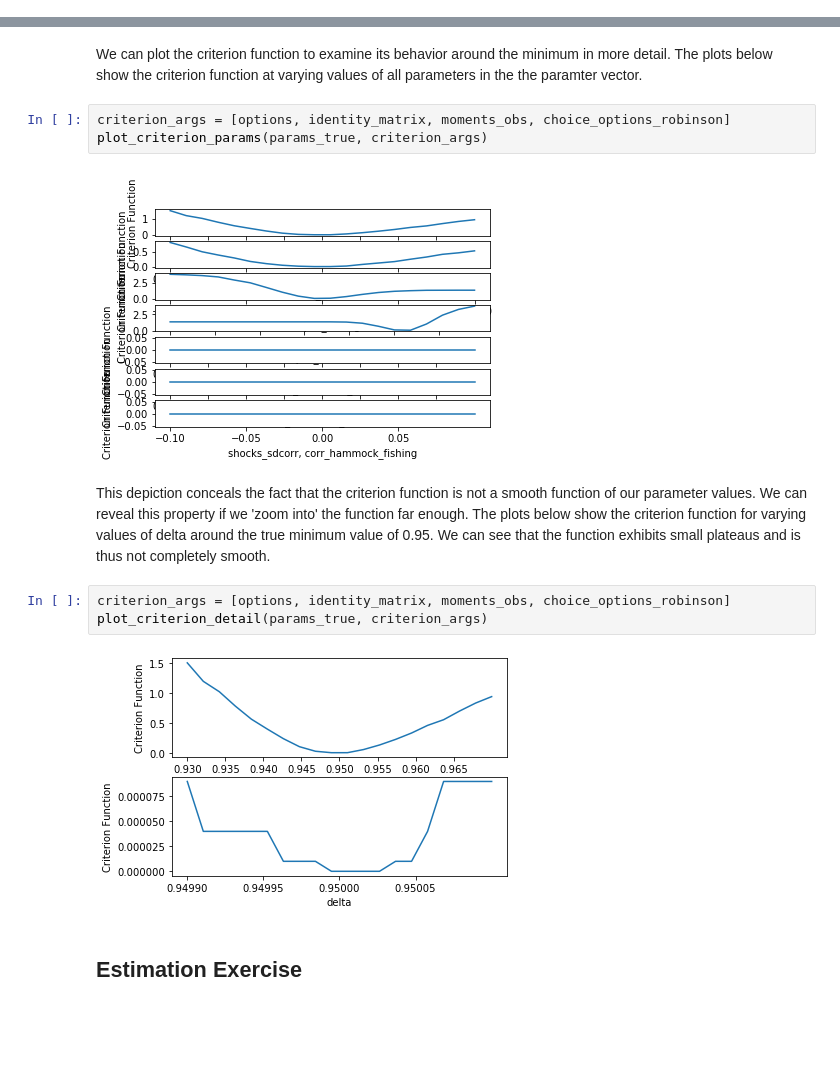
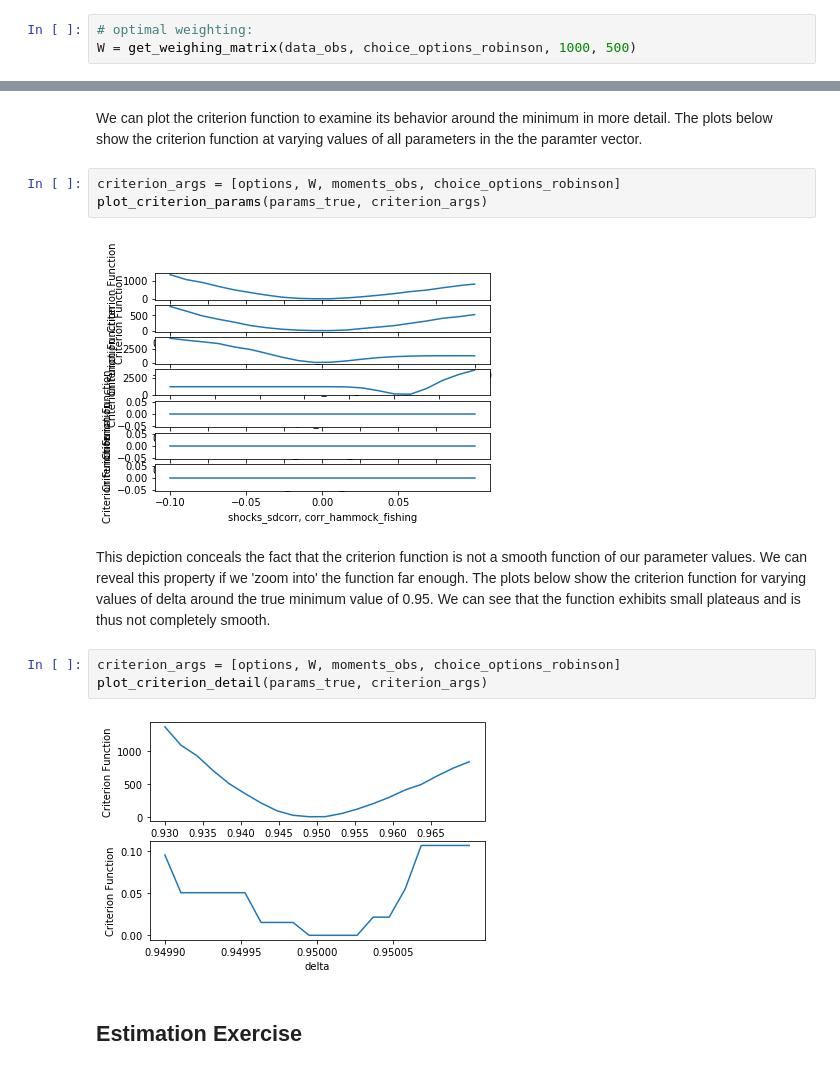
Before and after one commit to OpenSourceEconomics/ekw-lectures, a Jupyter notebook: lectures/99_simulated_method_of_moments/notebook.ipynb, the cells around one changed output, grey strips where cells are left out. Drawn from its saved outputs; the diff is of its cells as text; blank space fills up the shorter version.

Commit message:
Added weighting matrix, restructured code.

```diff
--- a/lectures/99_simulated_method_of_moments/notebook.ipynb
+++ b/lectures/99_simulated_method_of_moments/notebook.ipynb
@@ -121,4 +123,7 @@ Choice Probabilities
 ## Weighting-Matrix
 # %% [markdown]
 Next we specify a weighting matrix.
+# %%
+# optimal weighting:
+W = get_weighing_matrix(data_obs, choice_options_robinson, 1000, 500)
 # %%
@@ -183,17 +166,17 @@ fval
 # %% [markdown]
 We can plot the criterion function to examine its behavior around the minimum in more detail. The plots below show the criterion function at varying values of all parameters in the the paramter vector.
 # %%
-criterion_args = [options, identity_matrix, moments_obs, choice_options_robinson]
+criterion_args = [options, W, moments_obs, choice_options_robinson]
 plot_criterion_params(params_true, criterion_args)
 # %% [output]
-[figure, old version]
+[figure, new version]
 # %% [markdown]
 This depiction conceals the fact that the criterion function is not a smooth function of our parameter values. We can reveal this property if we 'zoom into' the function far enough. The plots below show the criterion function for varying values of delta around the true minimum value of 0.95. We can see that the function exhibits small plateaus and is thus not completely smooth.
 # %%
-criterion_args = [options, identity_matrix, moments_obs, choice_options_robinson]
+criterion_args = [options, W, moments_obs, choice_options_robinson]
 plot_criterion_detail(params_true, criterion_args)
 # %% [output]
-[figure, old version]
+[figure, new version]
 # %% [markdown]
 ##  Estimation Exercise
 # %% [markdown]
```
Also changed, not shown: parts of 23 cells of this notebook, 4 other files.
